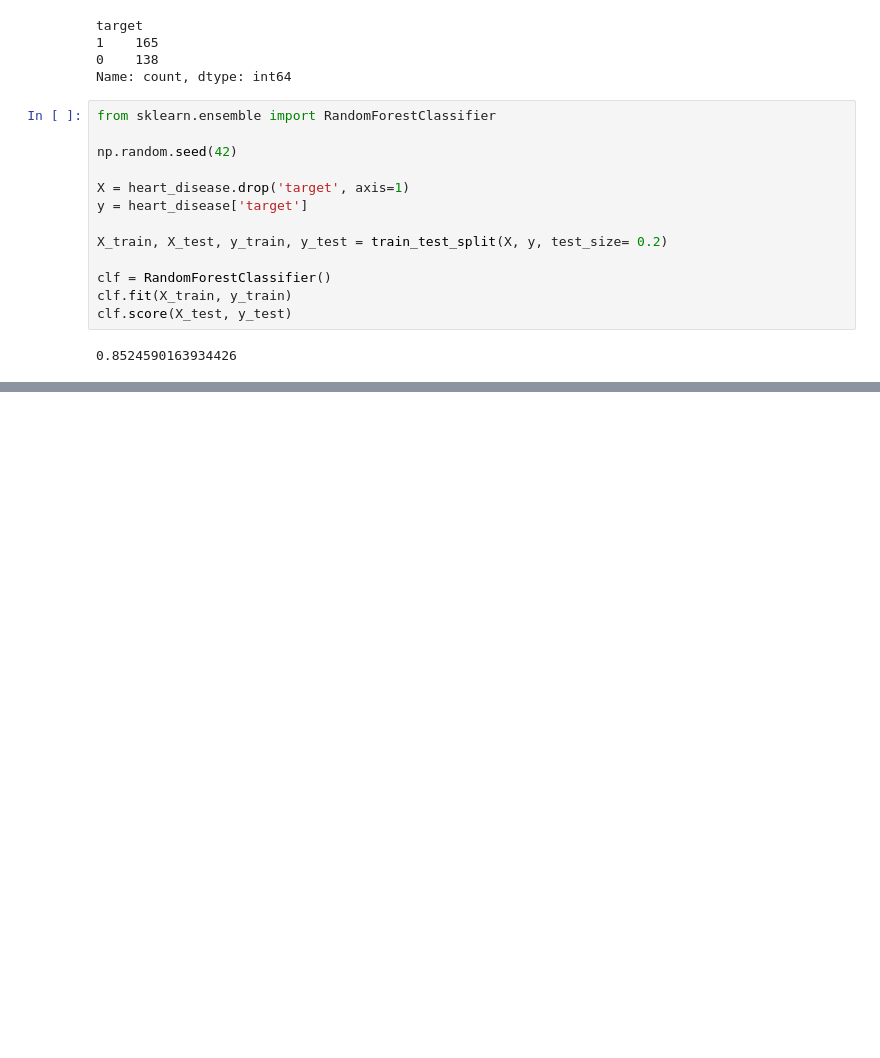
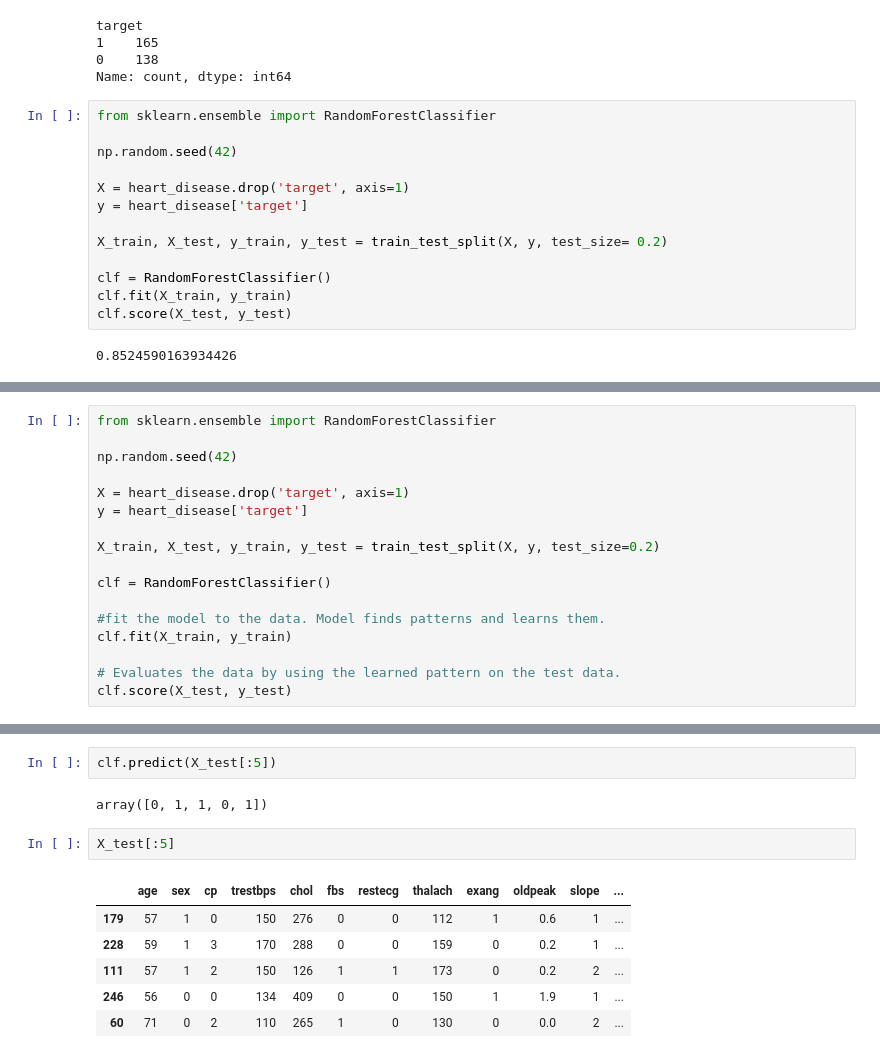
Before and after one commit to ccastell18/Scikit-learn_practice, a Jupyter notebook: Sklearn.ipynb, the cells around one changed output, grey strips where cells are left out. Saved outputs shown, nothing was run; the diff lists cells and outputs as text; blank space fills up the shorter version.

```diff
--- a/Sklearn.ipynb
+++ b/Sklearn.ipynb
@@ -752,0 +760,17 @@ clf.score(X_test, y_test)
+# %%
+from sklearn.ensemble import RandomForestClassifier
+
+np.random.seed(42)
+
+X = heart_disease.drop('target', axis=1)
+y = heart_disease['target']
+
+X_train, X_test, y_train, y_test = train_test_split(X, y, test_size=0.2)
+
+clf = RandomForestClassifier()
+
+#fit the model to the data. Model finds patterns and learns them.
+clf.fit(X_train, y_train)
+
+# Evaluates the data by using the learned pattern on the test data.
+clf.score(X_test, y_test)
@@ -752,0 +837,13 @@ clf.score(X_test, y_test)
+# %%
+clf.predict(X_test[:5])
+# %% [output]
+array([0, 1, 1, 0, 1])
+# %%
+X_test[:5]
+# %% [output]
+|  | age | sex | cp | trestbps | chol | fbs | restecg | thalach | exang | oldpeak | slope | ... |
+| 179 | 57 | 1 | 0 | 150 | 276 | 0 | 0 | 112 | 1 | 0.6 | 1 | ... |
+| 228 | 59 | 1 | 3 | 170 | 288 | 0 | 0 | 159 | 0 | 0.2 | 1 | ... |
+| 111 | 57 | 1 | 2 | 150 | 126 | 1 | 1 | 173 | 0 | 0.2 | 2 | ... |
+| 246 | 56 | 0 | 0 | 134 | 409 | 0 | 0 | 150 | 1 | 1.9 | 1 | ... |
+| 60 | 71 | 0 | 2 | 110 | 265 | 1 | 0 | 130 | 0 | 0.0 | 2 | ... |
```
Also changed, not shown: parts of 45 cells of this notebook, 1 other file.
